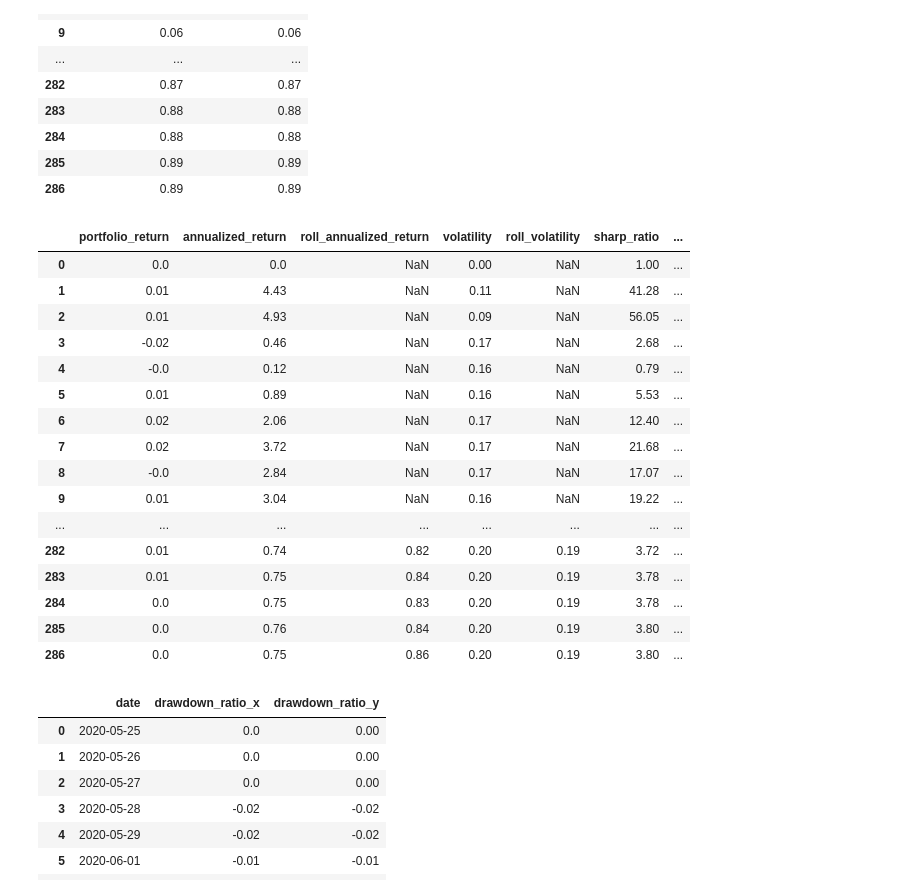
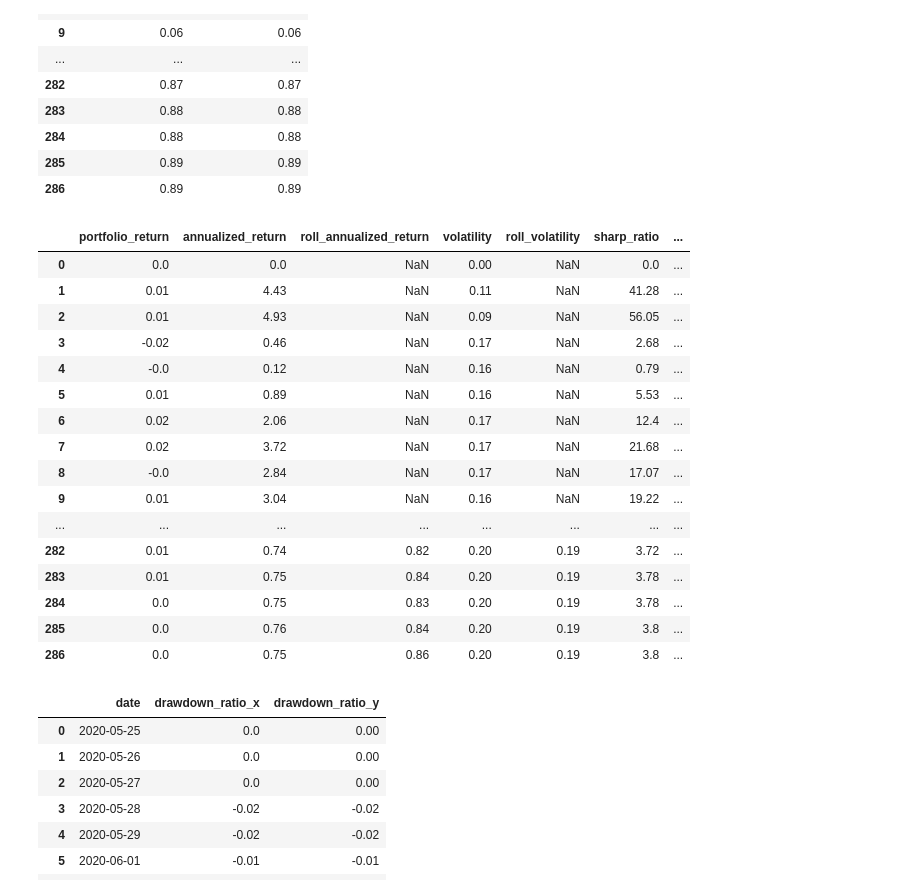
Before and after one commit to ajcltm/BackTesting, a Jupyter notebook: quality_value(7.18).ipynb, the cells around one changed output. Drawn from its saved outputs; the diff is of its cells as text; code cells hidden in the pictures.

```diff
--- a/quality_value(7.18).ipynb
+++ b/quality_value(7.18).ipynb
@@ -396,7 +398,7 @@ reduce(lambda x,y: pd.merge(x, y, how='outer', on='date'), empty_space)
 # %%
 empty_space = []
 volatility=step_1['volatility'].apply(lambda x : 1e-50 if x ==0 else x)
-step_1 = step_1.assign(sharp_ratio = annualized_return/volatility)
+step_1 = step_1.assign(sharp_ratio = step_1['annualized_return']/volatility)
 empty_space.append(step_1[['date','sharp_ratio']])
 empty_space.append(result[['date','sharp_ratio']])
 reduce(lambda x,y: pd.merge(x, y, how='outer', on='date'), empty_space)
@@ -421,7 +423,7 @@ reduce(lambda x,y: pd.merge(x, y, how='outer', on='date'), empty_space)
 # %%
 empty_space = []
 roll_volatility=step_1['roll_volatility'].apply(lambda x : 1e-50 if x ==0 else x)
-step_1 = step_1.assign(roll_sharp_ratio = roll_annualized_return/roll_volatility)
+step_1 = step_1.assign(roll_sharp_ratio = step_1['roll_annualized_return']/roll_volatility)
 empty_space.append(step_1[['date','roll_sharp_ratio']])
 empty_space.append(result[['date','roll_sharp_ratio']])
 reduce(lambda x,y: pd.merge(x, y, how='outer', on='date'), empty_space)
@@ -470,24 +472,24 @@ pd.concat(empty_space, axis=1)
 # %%
 step_1 = step_1.assign(portfolio_return=step_1['ending_portfolio_value'] / step_1['starting_portfolio_value'] - 1)
 step_1 = step_1.assign(annualized_return=step_1['portfolio_return'].add(1).cumprod()**(252/(step_1.index.values+1))-1)
 step_1 = step_1.assign(roll_annualized_return = (step_1['portfolio_return']+1).rolling(window=252).apply(np.prod, raw=True)-1)
 step_1 = step_1.assign(volatility = step_1['portfolio_return'].rolling(window=len(step_1), min_periods=1).apply(lambda roll : np.std(roll)*(252**(1/2)), raw=True))
 step_1 = step_1.assign(roll_volatility = step_1['portfolio_return'].rolling(window=252).apply(lambda roll : np.std(roll)*(252**(1/2)), raw=True))
 volatility=step_1['volatility'].apply(lambda x : 1e-50 if x ==0 else x)
-step_1 = step_1.assign(sharp_ratio = annualized_return/volatility)
+step_1 = step_1.assign(sharp_ratio = step_1['annualized_return']/volatility)
 roll_volatility=step_1['roll_volatility'].apply(lambda x : 1e-50 if x ==0 else x)
-step_1 = step_1.assign(roll_sharp_ratio = roll_annualized_return/roll_volatility)
+step_1 = step_1.assign(roll_sharp_ratio = step_1['roll_annualized_return']/roll_volatility)
 step_1 = step_1.assign(cumulative_return = step_1['portfolio_return'].add(1).cumprod()-1)
 step_1[['portfolio_return', 'annualized_return', 'roll_annualized_return', 'volatility', 'roll_volatility', 'sharp_ratio', 'roll_sharp_ratio','cumulative_return']]
 # %% [output]
 |  | portfolio_return | annualized_return | roll_annualized_return | volatility | roll_volatility | sharp_ratio | ... |
-| 0 | 0.0 | 0.0 | NaN | 0.00 | NaN | 1.00 | ... |
+| 0 | 0.0 | 0.0 | NaN | 0.00 | NaN | 0.0 | ... |
 | 1 | 0.01 | 4.43 | NaN | 0.11 | NaN | 41.28 | ... |
 | 2 | 0.01 | 4.93 | NaN | 0.09 | NaN | 56.05 | ... |
 | 3 | -0.02 | 0.46 | NaN | 0.17 | NaN | 2.68 | ... |
 | 4 | -0.0 | 0.12 | NaN | 0.16 | NaN | 0.79 | ... |
 | 5 | 0.01 | 0.89 | NaN | 0.16 | NaN | 5.53 | ... |
-| 6 | 0.02 | 2.06 | NaN | 0.17 | NaN | 12.40 | ... |
+| 6 | 0.02 | 2.06 | NaN | 0.17 | NaN | 12.4 | ... |
 | 7 | 0.02 | 3.72 | NaN | 0.17 | NaN | 21.68 | ... |
 | 8 | -0.0 | 2.84 | NaN | 0.17 | NaN | 17.07 | ... |
 | 9 | 0.01 | 3.04 | NaN | 0.16 | NaN | 19.22 | ... |
@@ -495,8 +497,8 @@ step_1[['portfolio_return', 'annualized_return', 'roll_annualized_return', 'vola
 | 282 | 0.01 | 0.74 | 0.82 | 0.20 | 0.19 | 3.72 | ... |
 | 283 | 0.01 | 0.75 | 0.84 | 0.20 | 0.19 | 3.78 | ... |
 | 284 | 0.0 | 0.75 | 0.83 | 0.20 | 0.19 | 3.78 | ... |
-| 285 | 0.0 | 0.76 | 0.84 | 0.20 | 0.19 | 3.80 | ... |
-| 286 | 0.0 | 0.75 | 0.86 | 0.20 | 0.19 | 3.80 | ... |
+| 285 | 0.0 | 0.76 | 0.84 | 0.20 | 0.19 | 3.8 | ... |
+| 286 | 0.0 | 0.75 | 0.86 | 0.20 | 0.19 | 3.8 | ... |
 # %%
 empty_space = []
 cumula_return = step_1['portfolio_return'].add(1).cumprod()
```
Also changed, not shown: parts of 6 cells of this notebook.
